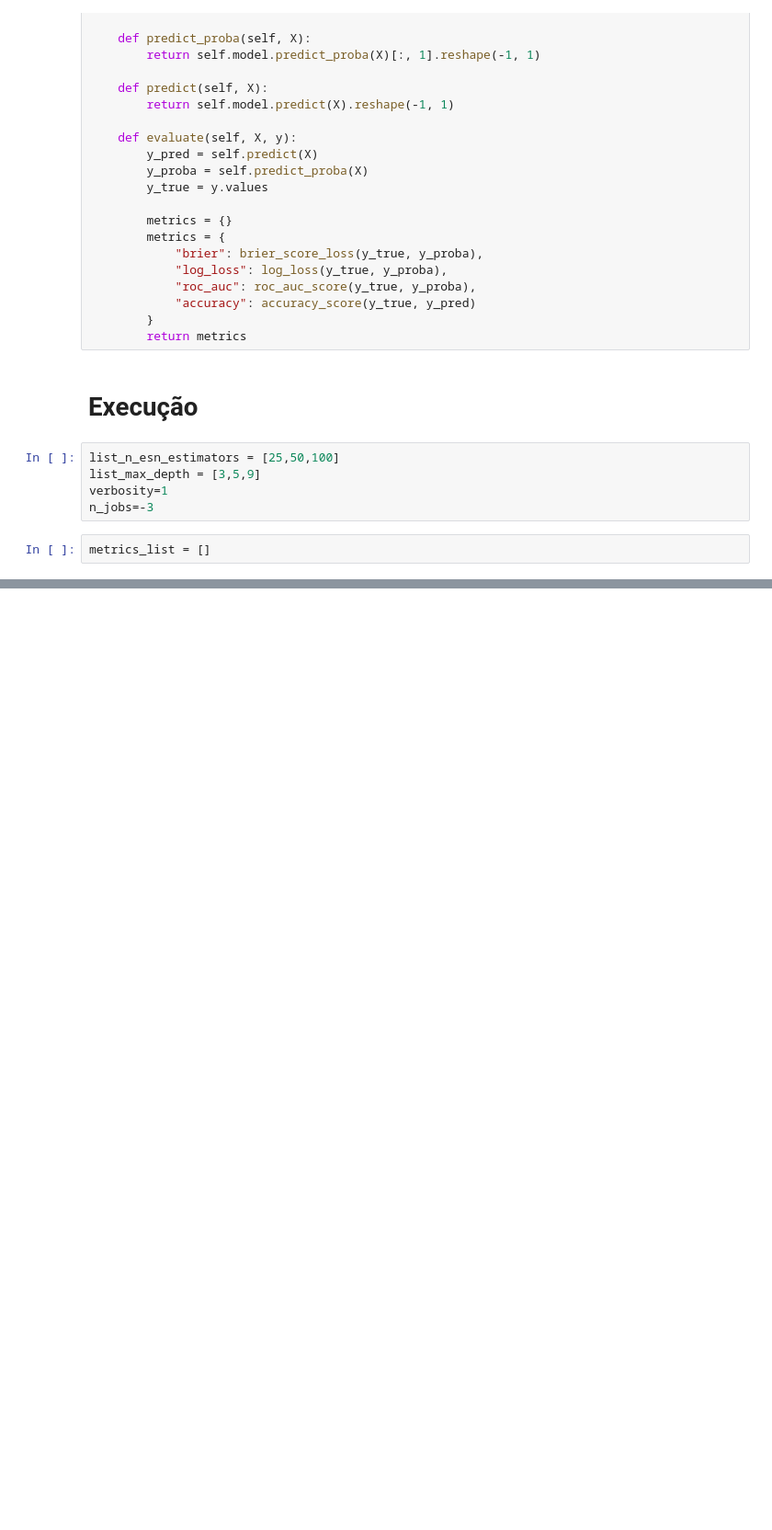
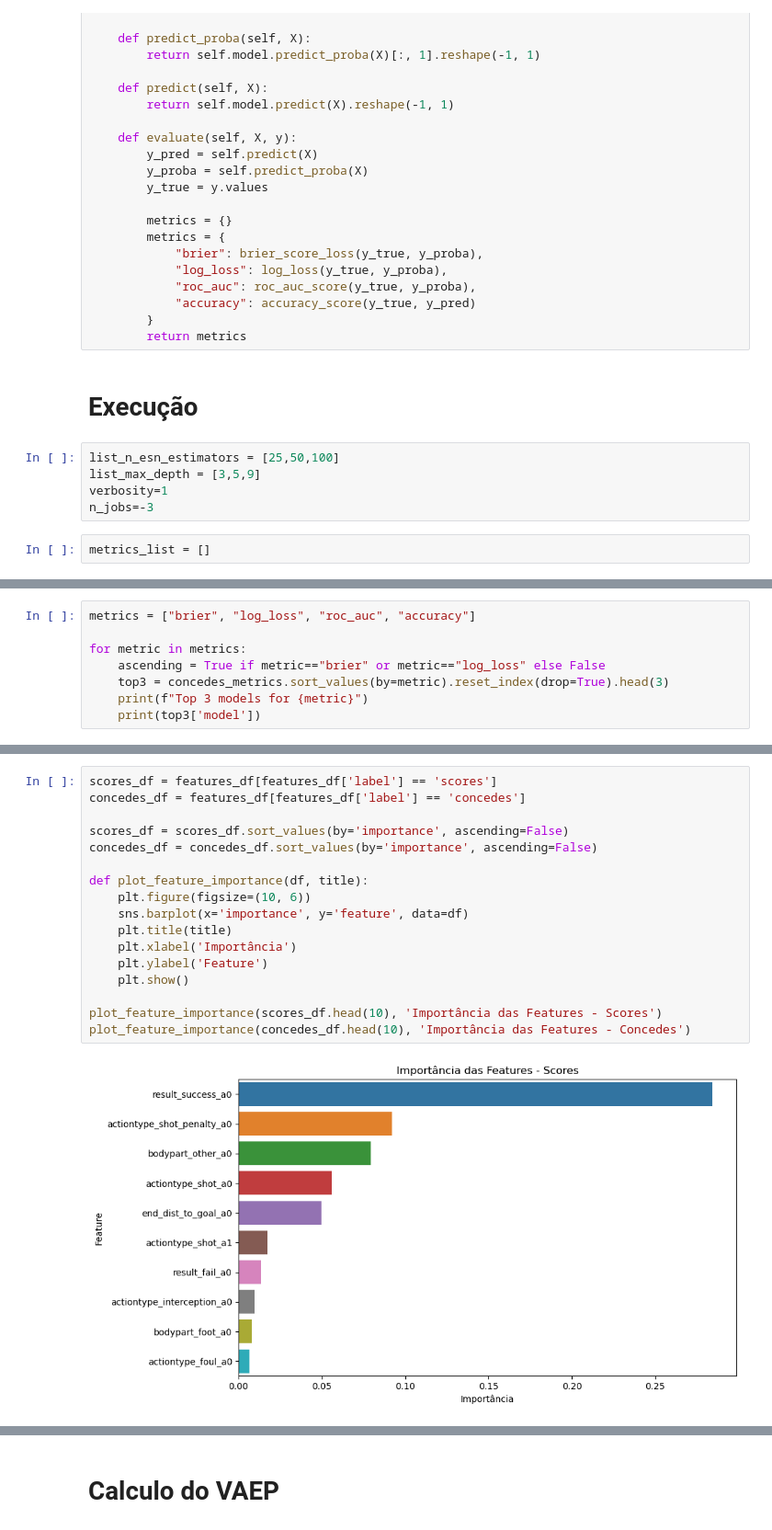
Before and after one commit to JoaoLucas23/ProjetoAprendizadoMaquina, a Jupyter notebook: ProjetoAM.ipynb, the cells around one changed output, grey strips where cells are left out. Shown at 92% size. Drawn from its saved outputs; the diff is of its cells as text; blank space fills up the shorter version.

```diff
--- a/ProjetoAM.ipynb
+++ b/ProjetoAM.ipynb
@@ -488,0 +434,8 @@ array([0.04854572, 0.00556381, 0.00306948, 0.00334178, 0.00533707,
+# %%
+metrics = ["brier", "log_loss", "roc_auc", "accuracy"]
+
+for metric in metrics:
+    ascending = True if metric=="brier" or metric=="log_loss" else False
+    top3 = concedes_metrics.sort_values(by=metric).reset_index(drop=True).head(3)
+    print(f"Top 3 models for {metric}")
+    print(top3['model'])
@@ -488,0 +500,19 @@ array([0.04854572, 0.00556381, 0.00306948, 0.00334178, 0.00533707,
+# %%
+scores_df = features_df[features_df['label'] == 'scores']
+concedes_df = features_df[features_df['label'] == 'concedes']
+
+scores_df = scores_df.sort_values(by='importance', ascending=False)
+concedes_df = concedes_df.sort_values(by='importance', ascending=False)
+
+def plot_feature_importance(df, title):
+    plt.figure(figsize=(10, 6))
+    sns.barplot(x='importance', y='feature', data=df)
+    plt.title(title)
+    plt.xlabel('Importância')
+    plt.ylabel('Feature')
+    plt.show()
+
+plot_feature_importance(scores_df.head(10), 'Importância das Features - Scores')
+plot_feature_importance(concedes_df.head(10), 'Importância das Features - Concedes')
+# %% [output]
+[figure, added]
@@ -488,0 +520,2 @@ array([0.04854572, 0.00556381, 0.00306948, 0.00334178, 0.00533707,
+# %% [markdown]
+# Calculo do VAEP
```
Also changed, not shown: parts of 37 cells of this notebook.
